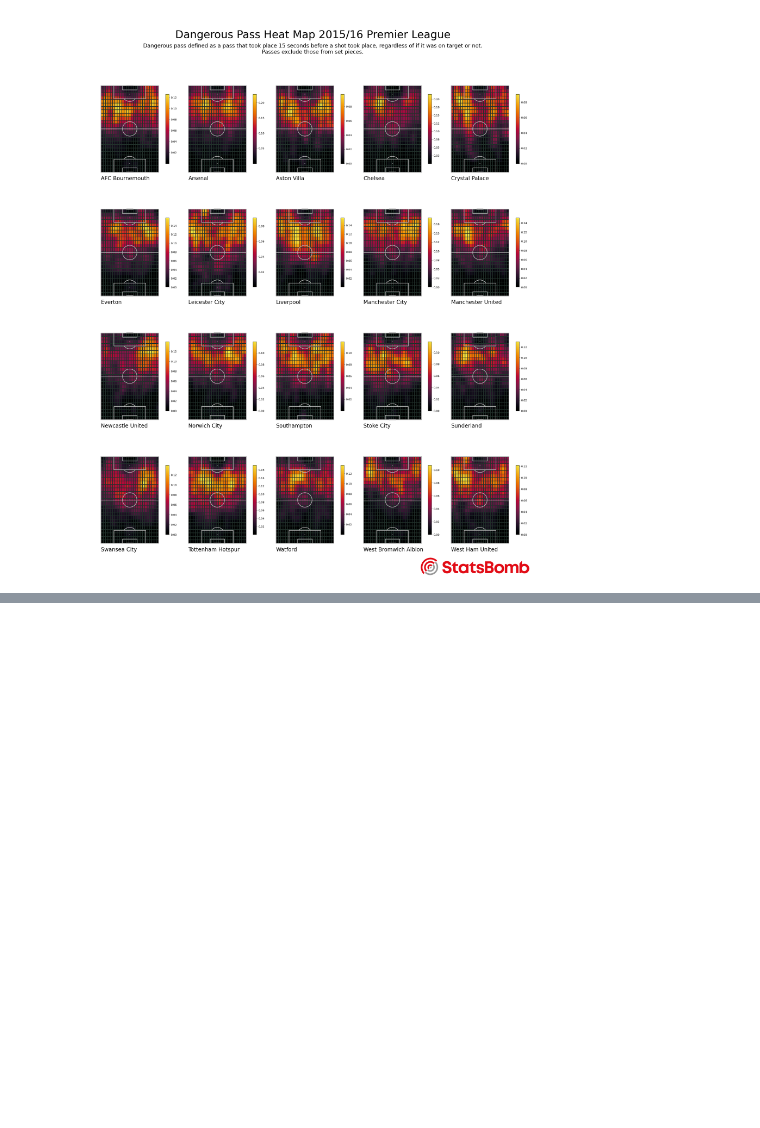
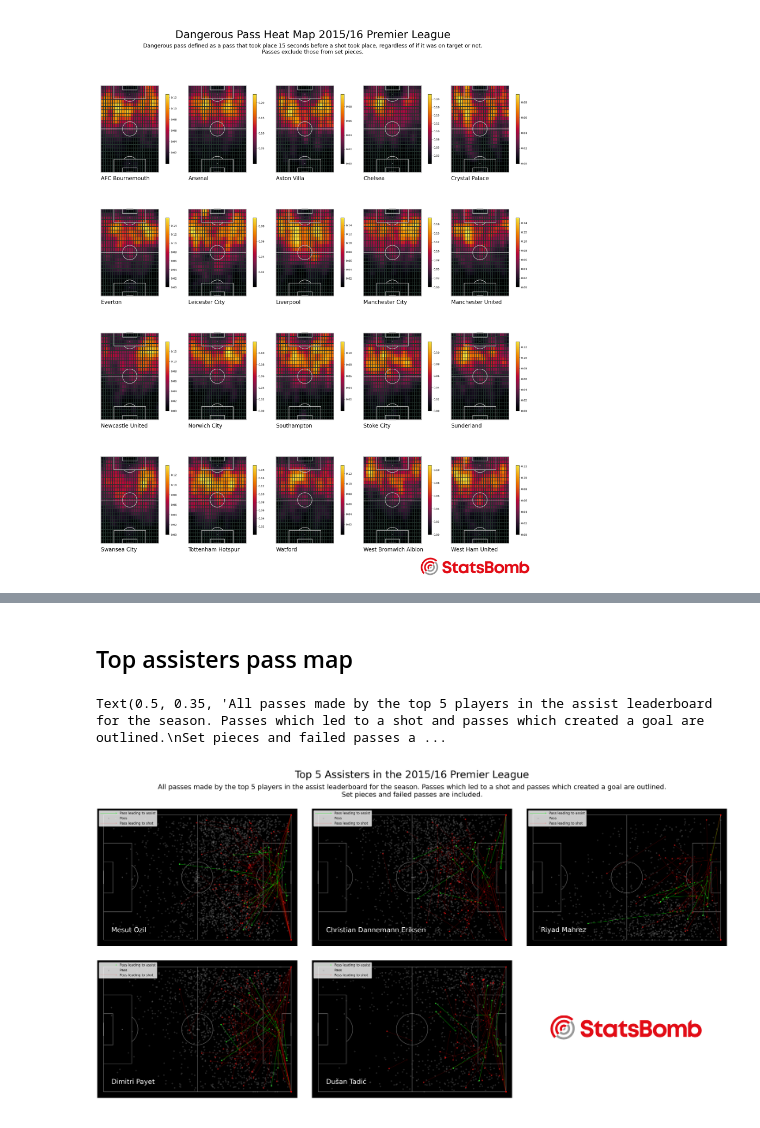
Before and after one commit to jamesdidathing/football_analysis, a Jupyter notebook: 16_analysis.ipynb, the cells around one changed output, grey strips where cells are left out. Saved outputs shown, nothing was run; the diff lists cells and outputs as text; code cells hidden in the pictures; blank space fills up the shorter version.

```diff
--- a/16_analysis.ipynb
+++ b/16_analysis.ipynb
@@ -122,0 +278,62 @@ plt.show()
+# %% [markdown]
+## Top assisters pass map
+# %%
+import pickle
+
+with open('saved_dictionary.pkl', 'rb') as f:
+    loaded_dict = pickle.load(f)
+
+top_5_assist_data = loaded_dict
+loaded_dict
+
+# Define the desired order of keys
+desired_order = ['Mesut Özil', 'Christian Dannemann Eriksen',  'Riyad Mahrez', 'Dimitri Payet', 'Dušan Tadić']
+
+# Create a new dictionary with keys reordered based on the desired order
+reordered_dict = {key: loaded_dict[key] for key in desired_order if key in loaded_dict}
+
+top_5_assist_data = reordered_dict
+player_names = desired_order
+# %%
+from mplsoccer import VerticalPitch
+from matplotlib.ticker import FuncFormatter
+from PIL import Image
+from urllib.request import urlopen
+from mplsoccer import Pitch, VerticalPitch, add_image, FontManager, Sbopen
+
+SB_LOGO_URL = ('https://raw.githubusercontent.com/statsbomb/open-data/'
+               'master/img/SB%20-%20Icon%20Lockup%20-%20Colour%20positive.png')
+sb_logo = Image.open(urlopen(SB_LOGO_URL))
+pitch = Pitch(pitch_type='statsbomb', pitch_color='black', line_color='grey')
+# plot the 5 * 3 grid
+fig, axs = pitch.grid(nrows=2, ncols=3, figheight=30,
+                    endnote_height=0.02, endnote_space=0.01,
+                    axis=False,
+                    title_height=0.11, grid_height=0.80, grid_width=0.5)
+fig.set_facecolor('white')
+
+
+for idx, ax in enumerate(axs['pitch'].flat):
+    if idx < len(axs['pitch'].flat) - 1:
+        pitch.scatter(top_5_assist_data[player_names[idx]]['assists'].x, top_5_assist_data[player_names[idx]]['assists'].y, alpha = 1, s = 50, color = "lime", ax=ax)
+        pitch.arrows(top_5_assist_data[player_names[idx]]['assists'].x, top_5_assist_data[player_names[idx]]['assists'].y, top_5_assist_data[player_names[idx]]['assists'].end_x, top_5_assist_data[player_names[idx]]['assists'].end_y, width = 1, headwidth = 10, headlength = 10, color='lime', ax=ax, label='Pass leading to assist')
+        pitch.scatter(top_5_assist_data[player_names[idx]]['passes'].x, top_5_assist_data[player_names[idx]]['passes'].y, alpha = 0.3, s = 50, color = "grey", ax=ax, label='Pass')
+        pitch.scatter(top_5_assist_data[player_names[idx]]['chances'].x, top_5_assist_data[player_names[idx]]['chances'].y, alpha = 0.5, s = 50, color = "red", ax=ax)
+        pitch.arrows(top_5_assist_data[player_names[idx]]['chances'].x, top_5_assist_data[player_names[idx]]['chances'].y, top_5_assist_data[player_names[idx]]['chances'].end_x, top_5_assist_data[player_names[idx]]['chances'].end_y, width = 1, alpha=0.4, headwidth = 10, headlength = 10, color='red', ax=ax, label='Pass leading to shot')
+        ax.legend(facecolor='white', handlelength=5, edgecolor='grey', fontsize=20, loc='upper left')
+        ax.text(5, 75, f'{player_names[idx]}', color='white', fontsize=40,)
+
+    else:
+        # Do something different with the last axes
+        ax.set_facecolor('white')
+        ax.clear()
+
+        ax_sb_logo = add_image(sb_logo, fig, left=0.61, bottom=0.15, width=0.12, height=0.2)
+
+axs['title'].text(0.5, 0.75, 'Top 5 Assisters in the 2015/16 Premier League', fontsize=60, va='center', ha='center')
+SUB_TEXT = ('All passes made by the top 5 players in the assist leaderboard for the season. Passes which led to a shot and passes which created a goal are outlined.\n'
+            'Set pieces and failed passes are included.')
+axs['title'].text(0.5, 0.35, SUB_TEXT, fontsize=40, va='center', ha='center')
+# %% [output]
+Text(0.5, 0.35, 'All passes made by the top 5 players in the assist leaderboard for the season. Passes which led to a shot and passes which created a goal are outlined.\nSet pieces and failed passes a ...
+[figure, added]
```
Also changed, not shown: parts of 4 cells of this notebook.
